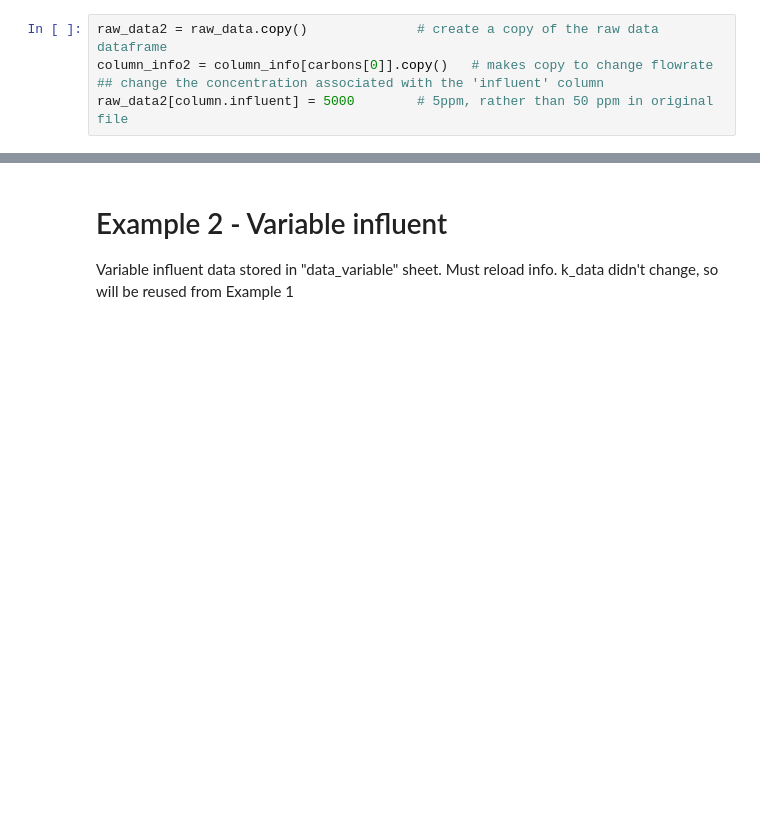
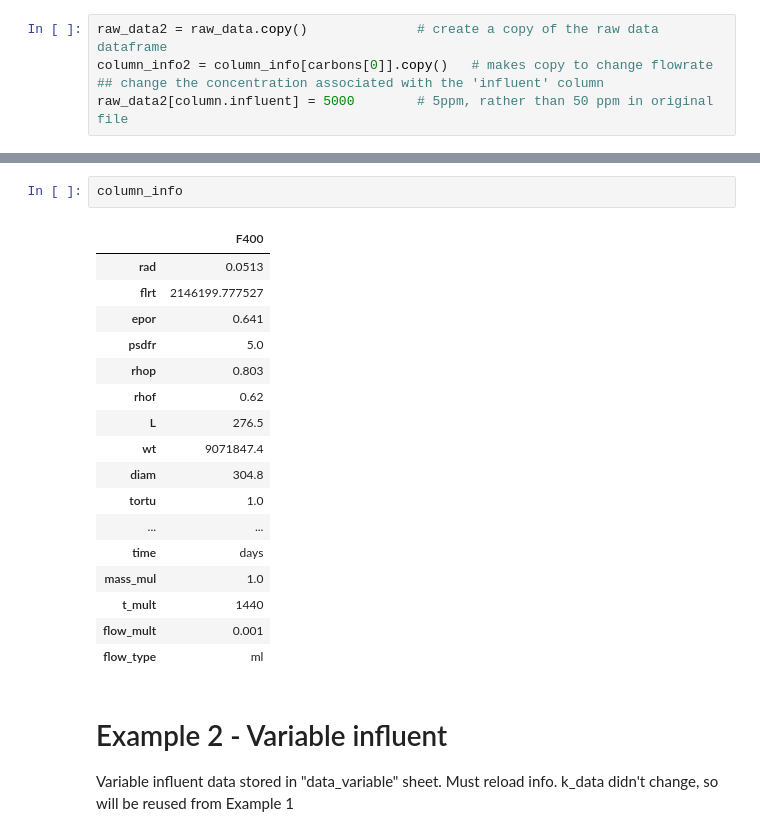
Before and after one commit to matcoghe/Thesis-Activated-Carbon-Modelling, a Jupyter notebook: 1USEPA_PSDM/7PSDM_Fouling/Simple_Example.ipynb, the cells around one changed output, grey strips where cells are left out. Saved outputs shown, nothing was run; the diff lists cells and outputs as text; blank space fills up the shorter version.

```diff
--- a/1USEPA_PSDM/7PSDM_Fouling/Simple_Example.ipynb
+++ b/1USEPA_PSDM/7PSDM_Fouling/Simple_Example.ipynb
@@ -189,5 +225,25 @@ EBCT:  9.4  min
 EBCT:  6.27  min
 [figure]
+# %%
+column_info
+# %% [output]
+|  | F400 |
+| rad | 0.0513 |
+| flrt | 2146199.777527 |
+| epor | 0.641 |
+| psdfr | 5.0 |
+| rhop | 0.803 |
+| rhof | 0.62 |
+| L | 276.5 |
+| wt | 9071847.4 |
+| diam | 304.8 |
+| tortu | 1.0 |
+| ... | ... |
+| time | days |
+| mass_mul | 1.0 |
+| t_mult | 1440 |
+| flow_mult | 0.001 |
+| flow_type | ml |
 # %% [markdown]
 
 # Example 2 - Variable influent
```
Also changed, not shown: parts of 5 cells of this notebook, 16 other files.
